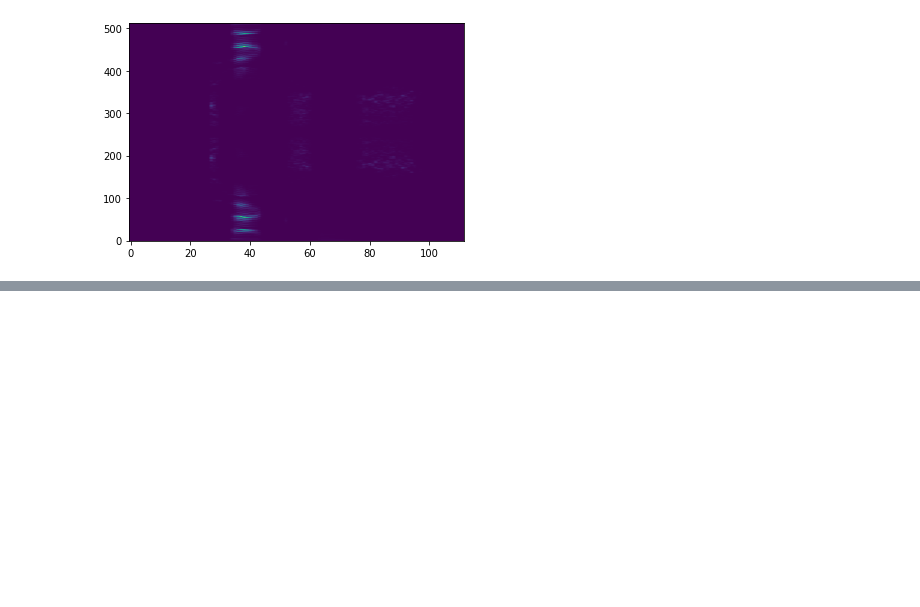
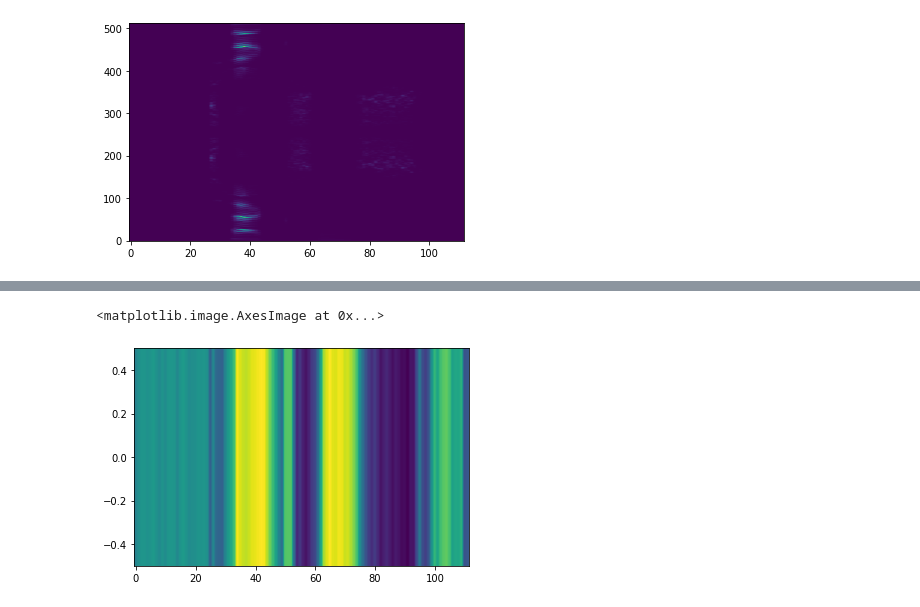
Before and after one commit to eragon1248/cs373-mfcc, a Jupyter notebook: mfcc.ipynb, the cells around one changed output, grey strips where cells are left out. Cells and saved outputs as stored; diff of their text form; code cells hidden in the pictures; blank space fills up the shorter version.

```diff
--- a/mfcc.ipynb
+++ b/mfcc.ipynb
@@ -205,0 +269,6 @@ plt.imshow(logpowerdata, origin='lower', aspect='auto')
+# %%
+#plotting C1
+plt.imshow([cdata[1]], origin='lower', aspect='auto')
+# %% [output]
+<matplotlib.image.AxesImage at 0x...>
+[figure, added]
```
Also changed, not shown: parts of 5 cells of this notebook.
